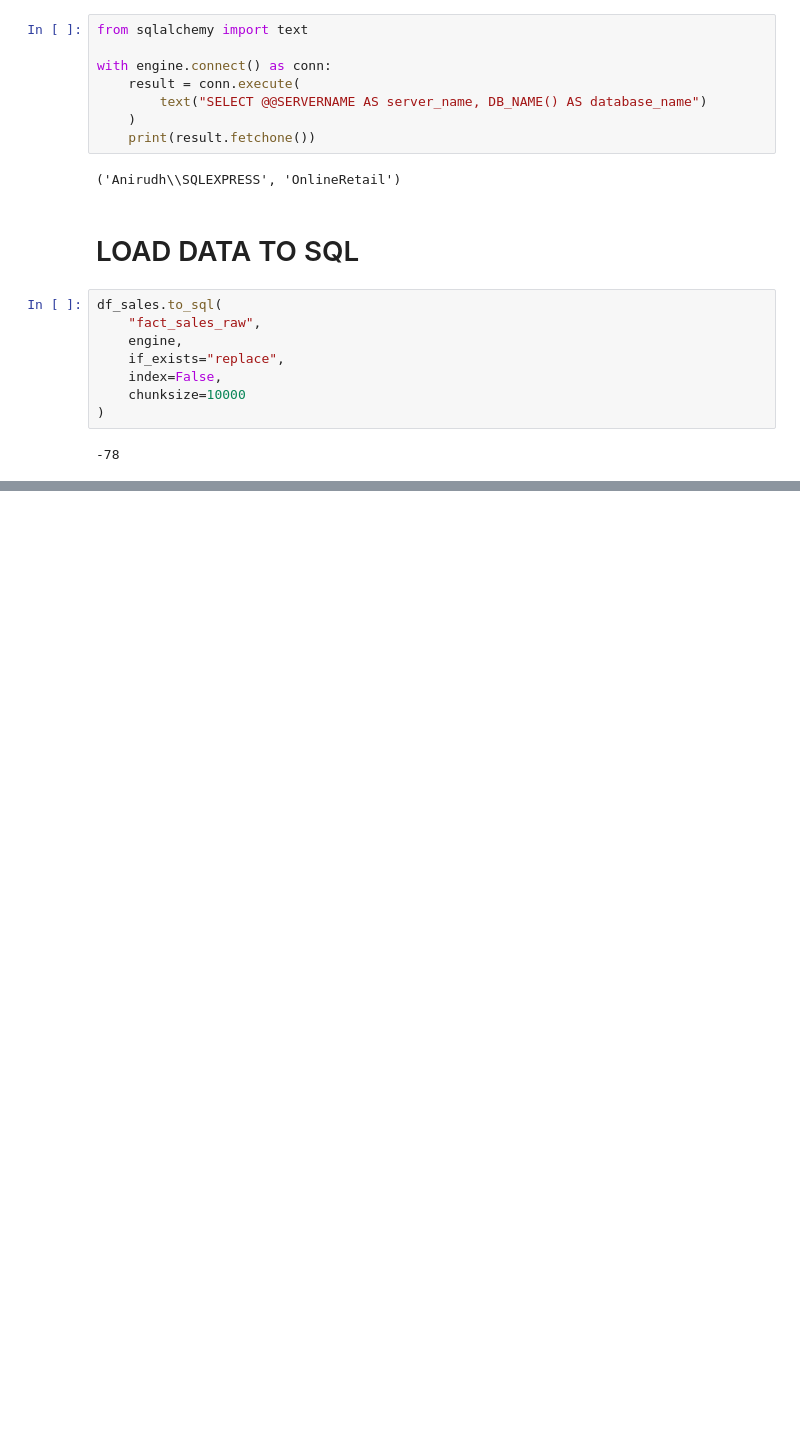
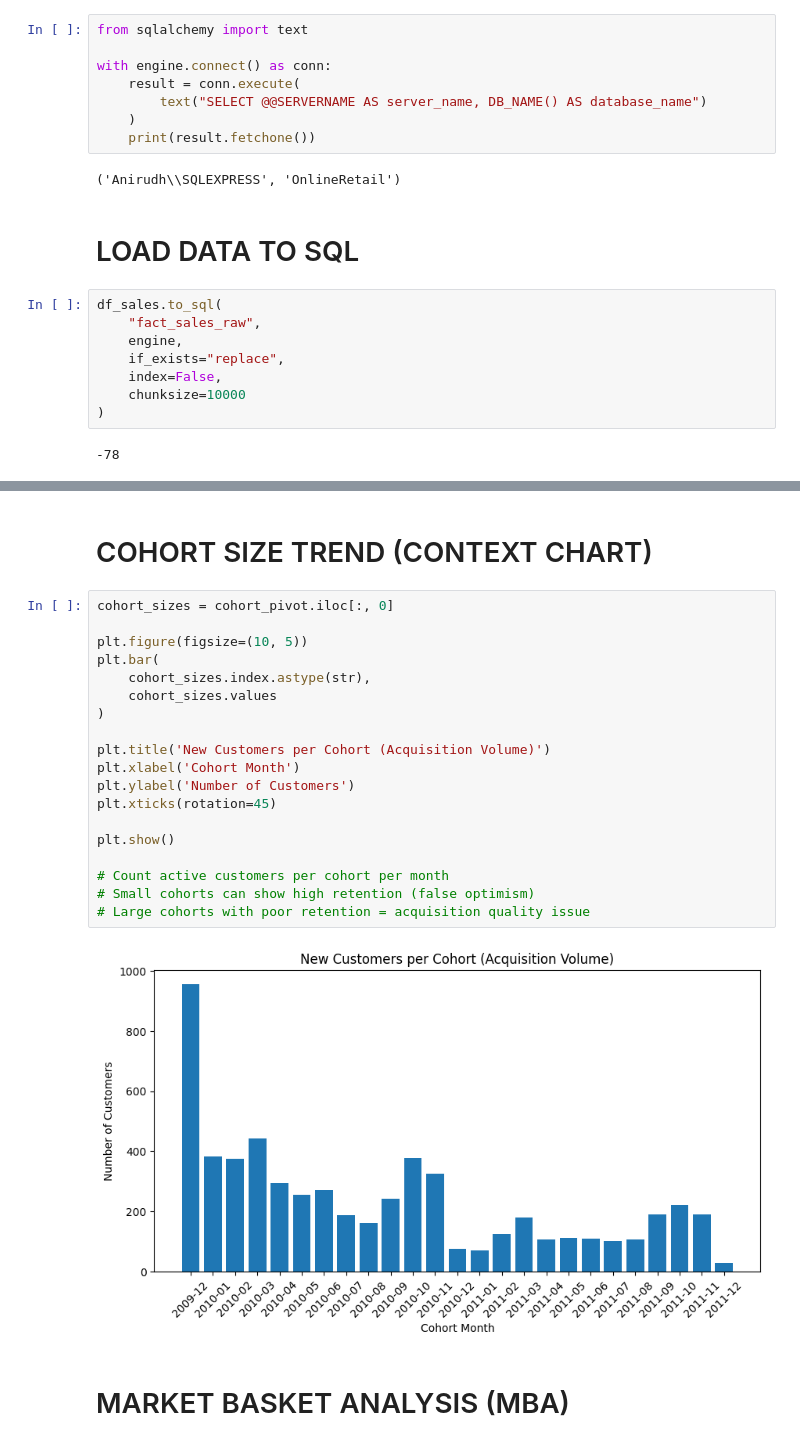
Before and after one commit to Simran-Sh/Online_Retail, a Jupyter notebook: RetailAnalysis.ipynb, the cells around one changed output, grey strips where cells are left out. Saved outputs shown, nothing was run; the diff lists cells and outputs as text; blank space fills up the shorter version.

```diff
--- a/RetailAnalysis.ipynb
+++ b/RetailAnalysis.ipynb
@@ -253,0 +540,25 @@ df_sales.to_sql(
+# %% [markdown]
+# COHORT SIZE TREND (CONTEXT CHART)
+# %%
+cohort_sizes = cohort_pivot.iloc[:, 0]
+
+plt.figure(figsize=(10, 5))
+plt.bar(
+    cohort_sizes.index.astype(str),
+    cohort_sizes.values
+)
+
+plt.title('New Customers per Cohort (Acquisition Volume)')
+plt.xlabel('Cohort Month')
+plt.ylabel('Number of Customers')
+plt.xticks(rotation=45)
+
+plt.show()
+
+# Count active customers per cohort per month
+# Small cohorts can show high retention (false optimism)
+# Large cohorts with poor retention = acquisition quality issue
+# %% [output]
+[figure, added]
+# %% [markdown]
+# MARKET BASKET ANALYSIS (MBA)
```
Also changed, not shown: parts of 62 cells of this notebook, 4 other files.
